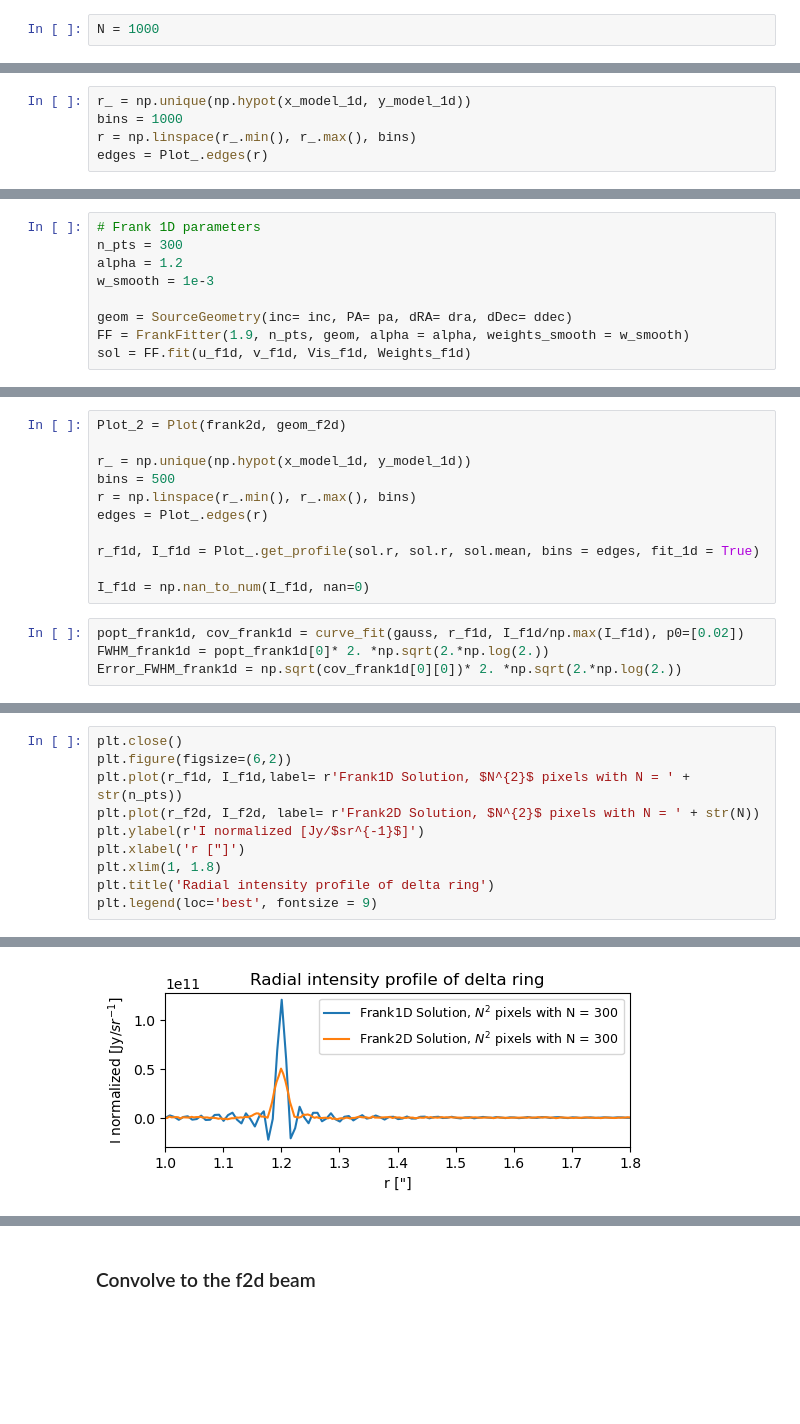
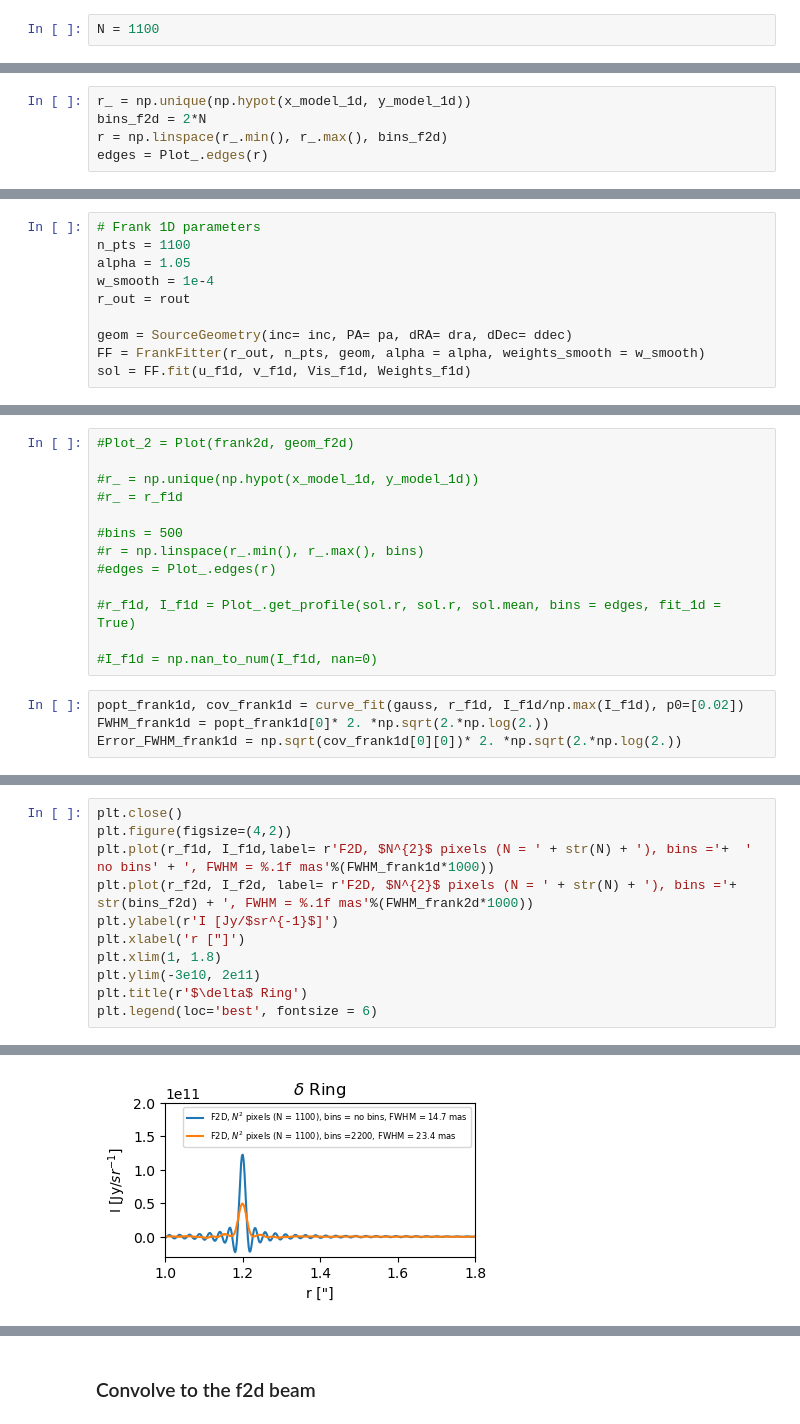
Before and after one commit to mariajmellado/frank2d, a Jupyter notebook: Notebooks/50_CalculatingIntrinsicResolution_AS209.ipynb, the cells around one changed output, grey strips where cells are left out. Saved outputs shown, nothing was run; the diff lists cells and outputs as text; blank space fills up the shorter version.

```diff
--- a/Notebooks/50_CalculatingIntrinsicResolution_AS209.ipynb
+++ b/Notebooks/50_CalculatingIntrinsicResolution_AS209.ipynb
@@ -148,7 +150,7 @@ best
 # %%
 best = {'m': -1.2280363156419676, 'c': 180000.63036415094, 'l': 31207.587861481617}
 # %%
-N = 1000
+N = 1100
 # %%
 frank2d2 = Frank2D(N, rout, geom_f2d)
 # %%
@@ -203,8 +206,8 @@ x_model, y_model = Plot_._x_model, Plot_._y_model
 I = Plot_._int_model
 # %%
 r_ = np.unique(np.hypot(x_model_1d, y_model_1d))
-bins = 1000
-r = np.linspace(r_.min(), r_.max(), bins)
+bins_f2d = 2*N
+r = np.linspace(r_.min(), r_.max(), bins_f2d)
 edges = Plot_.edges(r)
 # %%
 r_f2d, I_f2d = Plot_.get_profile(x_model, y_model, I, bins = edges)
@@ -260,27 +263,30 @@ rout
 2.4
 # %%
 # Frank 1D parameters
-n_pts = 300
-alpha = 1.2
-w_smooth = 1e-3
+n_pts = 1100
+alpha = 1.05
+w_smooth = 1e-4
+r_out = rout
 
 geom = SourceGeometry(inc= inc, PA= pa, dRA= dra, dDec= ddec)
-FF = FrankFitter(1.9, n_pts, geom, alpha = alpha, weights_smooth = w_smooth)
+FF = FrankFitter(r_out, n_pts, geom, alpha = alpha, weights_smooth = w_smooth)
 sol = FF.fit(u_f1d, v_f1d, Vis_f1d, Weights_f1d)
 # %%
 r_f1d = sol.r
 I_f1d = sol.mean
 # %%
-Plot_2 = Plot(frank2d, geom_f2d)
+#Plot_2 = Plot(frank2d, geom_f2d)
 
-r_ = np.unique(np.hypot(x_model_1d, y_model_1d))
-bins = 500
-r = np.linspace(r_.min(), r_.max(), bins)
-edges = Plot_.edges(r)
+#r_ = np.unique(np.hypot(x_model_1d, y_model_1d))
+#r_ = r_f1d
 
-r_f1d, I_f1d = Plot_.get_profile(sol.r, sol.r, sol.mean, bins = edges, fit_1d = True)
+#bins = 500
+#r = np.linspace(r_.min(), r_.max(), bins)
+#edges = Plot_.edges(r)
 
-I_f1d = np.nan_to_num(I_f1d, nan=0)
+#r_f1d, I_f1d = Plot_.get_profile(sol.r, sol.r, sol.mean, bins = edges, fit_1d = True)
+
+#I_f1d = np.nan_to_num(I_f1d, nan=0)
 # %%
 popt_frank1d, cov_frank1d = curve_fit(gauss, r_f1d, I_f1d/np.max(I_f1d), p0=[0.02])
 FWHM_frank1d = popt_frank1d[0]* 2. *np.sqrt(2.*np.log(2.))
@@ -305,15 +311,16 @@ plt.legend(loc='best', fontsize = 9)
 # %%
 plt.close()
-plt.figure(figsize=(6,2))
-plt.plot(r_f1d, I_f1d,label= r'Frank1D Solution, $N^{2}$ pixels with N = ' + str(n_pts))
-plt.plot(r_f2d, I_f2d, label= r'Frank2D Solution, $N^{2}$ pixels with N = ' + str(N))
-plt.ylabel(r'I normalized [Jy/$sr^{-1}$]')
+plt.figure(figsize=(4,2))
+plt.plot(r_f1d, I_f1d,label= r'F2D, $N^{2}$ pixels (N = ' + str(N) + '), bins ='+  ' no bins' + ', FWHM = %.1f mas'%(FWHM_frank1d*1000))
+plt.plot(r_f2d, I_f2d, label= r'F2D, $N^{2}$ pixels (N = ' + str(N) + '), bins ='+  str(bins_f2d) + ', FWHM = %.1f mas'%(FWHM_frank2d*1000))
+plt.ylabel(r'I [Jy/$sr^{-1}$]')
 plt.xlabel('r ["]')
 plt.xlim(1, 1.8)
-plt.title('Radial intensity profile of delta ring')
-plt.legend(loc='best', fontsize = 9)
+plt.ylim(-3e10, 2e11)
+plt.title(r'$\delta$ Ring')
+plt.legend(loc='best', fontsize = 6)
 # %% [output]
 <matplotlib.legend.Legend at 0x...>
-[figure, old version]
+[figure, new version]
 # %%
 plt.close()
```
Also changed, not shown: parts of 14 cells of this notebook, 21 other files.
